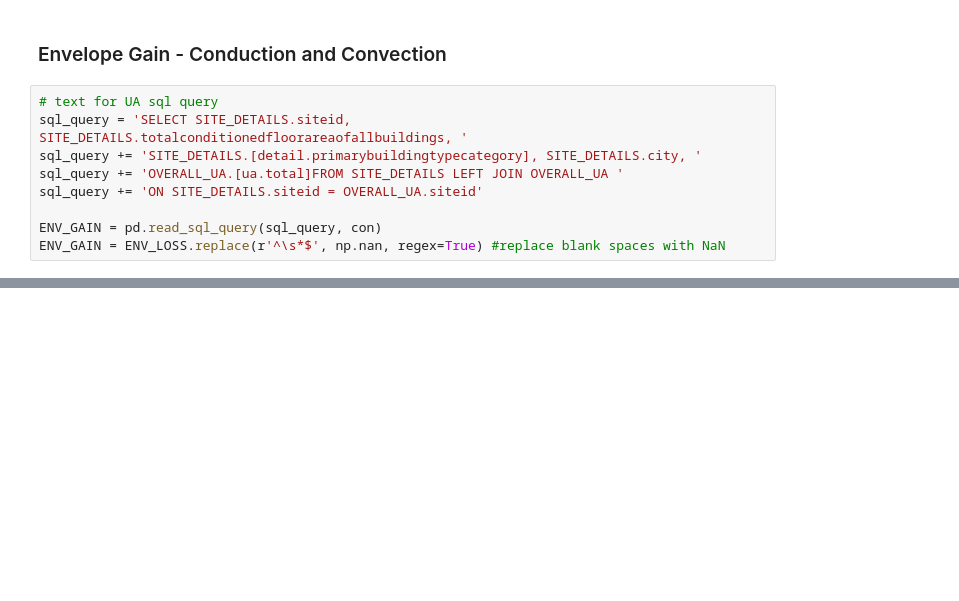
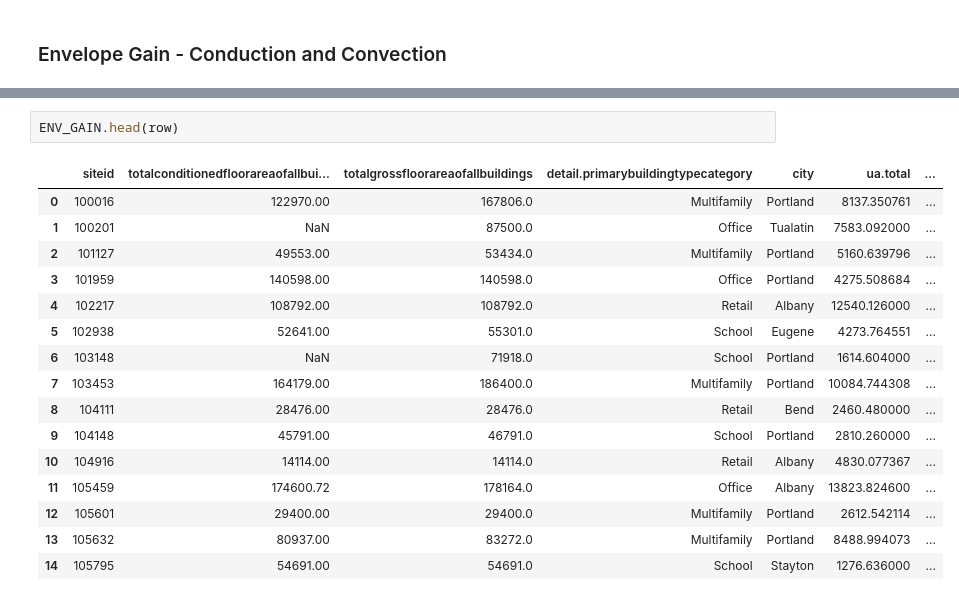
Before and after one commit to sspiel4/OCCE_HVAC_Comparison, a Jupyter notebook: Cooling Load - Envelope.ipynb, the cells around one changed output, grey strips where cells are left out. Saved outputs shown, nothing was run; the diff lists cells and outputs as text; blank space fills up the shorter version.

```diff
--- a/Cooling Load - Envelope.ipynb
+++ b/Cooling Load - Envelope.ipynb
@@ -33,11 +81,2 @@ t_stpt = 72 # room setpoint temperatures
 # %% [markdown]
 ### Envelope Gain - Conduction and Convection
-# %%
-# text for UA sql query
-sql_query = 'SELECT SITE_DETAILS.siteid, SITE_DETAILS.totalconditionedfloorareaofallbuildings, '
-sql_query += 'SITE_DETAILS.[detail.primarybuildingtypecategory], SITE_DETAILS.city, '
-sql_query += 'OVERALL_UA.[ua.total]FROM SITE_DETAILS LEFT JOIN OVERALL_UA '
-sql_query += 'ON SITE_DETAILS.siteid = OVERALL_UA.siteid'
-
-ENV_GAIN = pd.read_sql_query(sql_query, con)
-ENV_GAIN = ENV_LOSS.replace(r'^\s*$', np.nan, regex=True) #replace blank spaces with NaN
@@ -43,0 +112,19 @@ ENV_GAIN = ENV_LOSS.replace(r'^\s*$', np.nan, regex=True) #replace blank spaces
+# %%
+ENV_GAIN.head(row)
+# %% [output]
+|  | siteid | totalconditionedfloorareaofallbui... | totalgrossfloorareaofallbuildings | detail.primarybuildingtypecategory | city | ua.total | ... |
+| 0 | 100016 | 122970.00 | 167806.0 | Multifamily | Portland | 8137.350761 | ... |
+| 1 | 100201 | NaN | 87500.0 | Office | Tualatin | 7583.092000 | ... |
+| 2 | 101127 | 49553.00 | 53434.0 | Multifamily | Portland | 5160.639796 | ... |
+| 3 | 101959 | 140598.00 | 140598.0 | Office | Portland | 4275.508684 | ... |
+| 4 | 102217 | 108792.00 | 108792.0 | Retail | Albany | 12540.126000 | ... |
+| 5 | 102938 | 52641.00 | 55301.0 | School | Eugene | 4273.764551 | ... |
+| 6 | 103148 | NaN | 71918.0 | School | Portland | 1614.604000 | ... |
+| 7 | 103453 | 164179.00 | 186400.0 | Multifamily | Portland | 10084.744308 | ... |
+| 8 | 104111 | 28476.00 | 28476.0 | Retail | Bend | 2460.480000 | ... |
+| 9 | 104148 | 45791.00 | 46791.0 | School | Portland | 2810.260000 | ... |
+| 10 | 104916 | 14114.00 | 14114.0 | Retail | Albany | 4830.077367 | ... |
+| 11 | 105459 | 174600.72 | 178164.0 | Office | Albany | 13823.824600 | ... |
+| 12 | 105601 | 29400.00 | 29400.0 | Multifamily | Portland | 2612.542114 | ... |
+| 13 | 105632 | 80937.00 | 83272.0 | Multifamily | Portland | 8488.994073 | ... |
+| 14 | 105795 | 54691.00 | 54691.0 | School | Stayton | 1276.636000 | ... |
```
Also changed, not shown: parts of 15 cells of this notebook, 11 other files.
